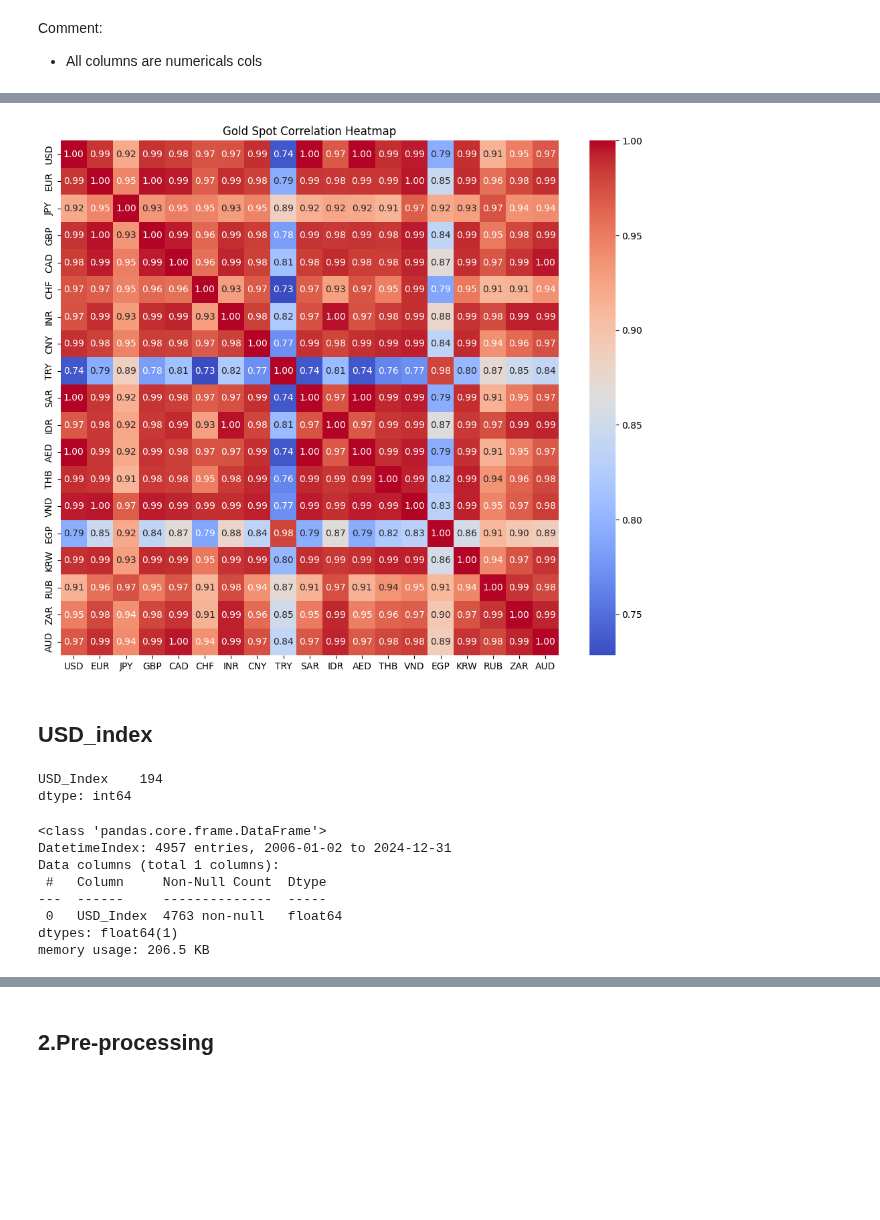
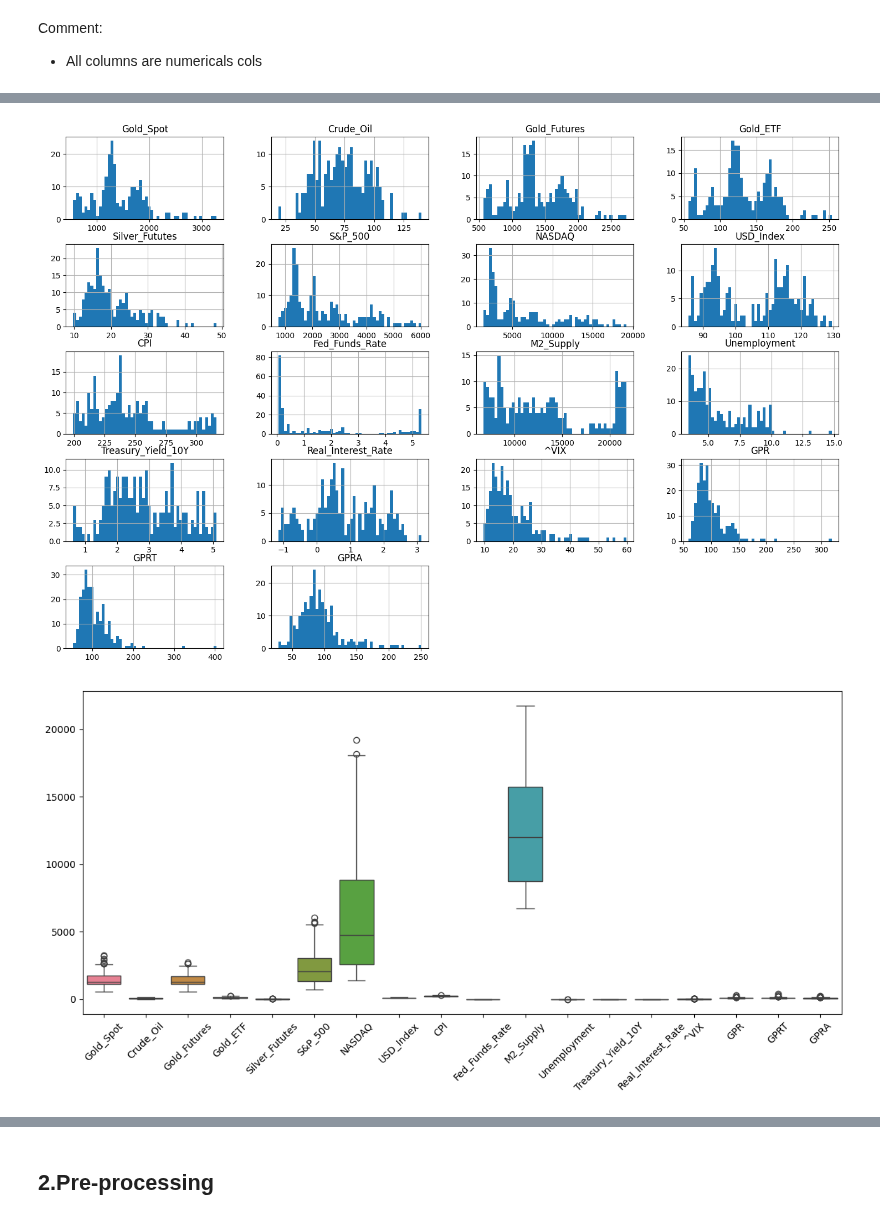
Before and after one commit to HuyPham171-hub/gold-price-prediction, a Jupyter notebook: explore.ipynb, the cells around one changed output, grey strips where cells are left out. Saved outputs shown, nothing was run; the diff lists cells and outputs as text; code cells hidden in the pictures; blank space fills up the shorter version.

Commit message:
EDA combine data

```diff
--- a/explore.ipynb
+++ b/explore.ipynb
@@ -11,24 +11,25 @@ vix_data = pd.read_csv("data/vix_data.csv", index_col='Date', parse_dates=True)
 macro_data = pd.read_csv("data/macro_monthly.csv", index_col='Date', parse_dates=True)
 RIR_data = pd.read_csv("data/real_interest_rate.csv", index_col='Date', parse_dates=True)
 usd_data = pd.read_csv("data/usd_index.csv", index_col='Date', parse_dates=True)
+
 gold_spot_USD = pd.read_csv("data/gold_spot_WGC.csv", index_col='Date', parse_dates=True)
-
+gold_spot_USD = gold_spot_USD.rename(columns={"USD": "Gold_Spot"})
 
 gpr_data = pd.read_excel("data/data_gpr_export.xls", header = 0)
 gpr_data = gpr_data.rename(columns={"month": "Date"})
 gpr_data = gpr_data.set_index("Date")
-gpr_selected = gpr_data[["GPR", "GPRT", "GPRA"]]
+gpr_data = gpr_data[["GPR", "GPRT", "GPRA"]]
 
-gpr_daily = gpr_selected.resample('D').ffill()
-macro_daily = macro_data.resample('D').ffill()
+gpr_data = gpr_data.resample('D').ffill()
+macro_data = macro_data.resample('D').ffill()
 # %%
 datasets = {
     "market": market_data,
     "usd": usd_data,
-    "macro": macro_daily,
+    "macro": macro_data,
     "rir": RIR_data,
     "vix": vix_data,
-    "gpr": gpr_daily,
+    "gpr": gpr_data,
     "gold": gold_spot_USD
 }
 
@@ -57,10 +59,10 @@ Resample GPR and macro_data to daily with ffill
 combined_data = gold_spot_USD \
     .join(market_data, how='left') \
     .join(usd_data, how='left') \
-    .join(macro_daily, how='left') \
+    .join(macro_data, how='left') \
     .join(RIR_data, how='left') \
     .join(vix_data, how='left') \
-    .join(gpr_daily, how='left')
+    .join(gpr_data, how='left')
 
 
 tools.display_dataframe_to_user(name="Combined dataFrame", dataframe=combined_data)
@@ -180,10 +219,0 @@ gold_spot.describe()
-# %%
-gold_corr = gold_spot.corr()
-plt.figure(figsize=(12, 10))
-sns.heatmap(gold_corr, annot=True, cmap='coolwarm', fmt=".2f")
-plt.title("Gold Spot Correlation Heatmap")
-plt.show()
-# %% [output]
-[figure, removed]
-# %% [markdown]
-## USD_index
@@ -194,16 +220,12 @@ usd_index_full.index.name = "Date"
-# %%
-usd_data.isnull().sum()
-# %% [output]
-USD_Index    194
-dtype: int64
-# %%
-usd_data.info()
-# %% [output]
-<class 'pandas.core.frame.DataFrame'>
-DatetimeIndex: 4957 entries, 2006-01-02 to 2024-12-31
-Data columns (total 1 columns):
- #   Column     Non-Null Count  Dtype
----  ------     --------------  -----
- 0   USD_Index  4763 non-null   float64
-dtypes: float64(1)
-memory usage: 206.5 KB
+# %%
+df.hist(figsize=(18, 12), bins=50)
+plt.show()
+# %% [output]
+[figure, added]
+# %%
+plt.figure(figsize=(14, 6))
+sns.boxplot(data=df)
+plt.xticks(rotation=45)
+plt.show()
+# %% [output]
+[figure, added]
```
Also changed, not shown: parts of 18 cells of this notebook, 2 other files.
